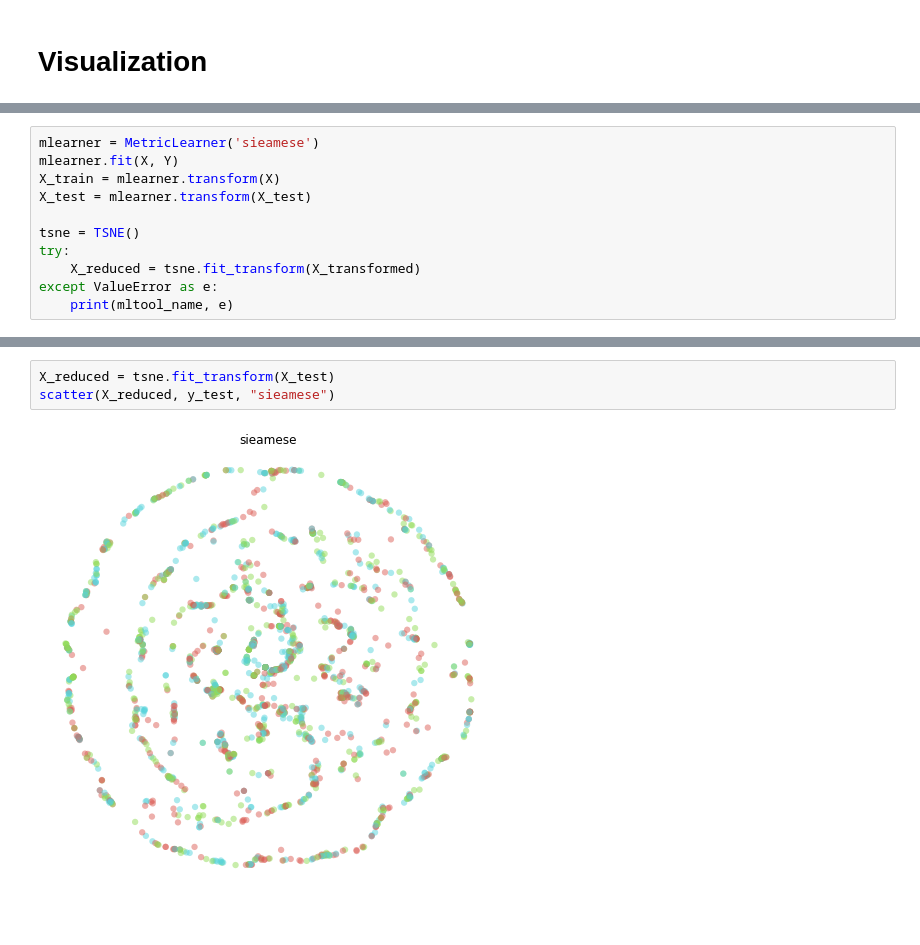
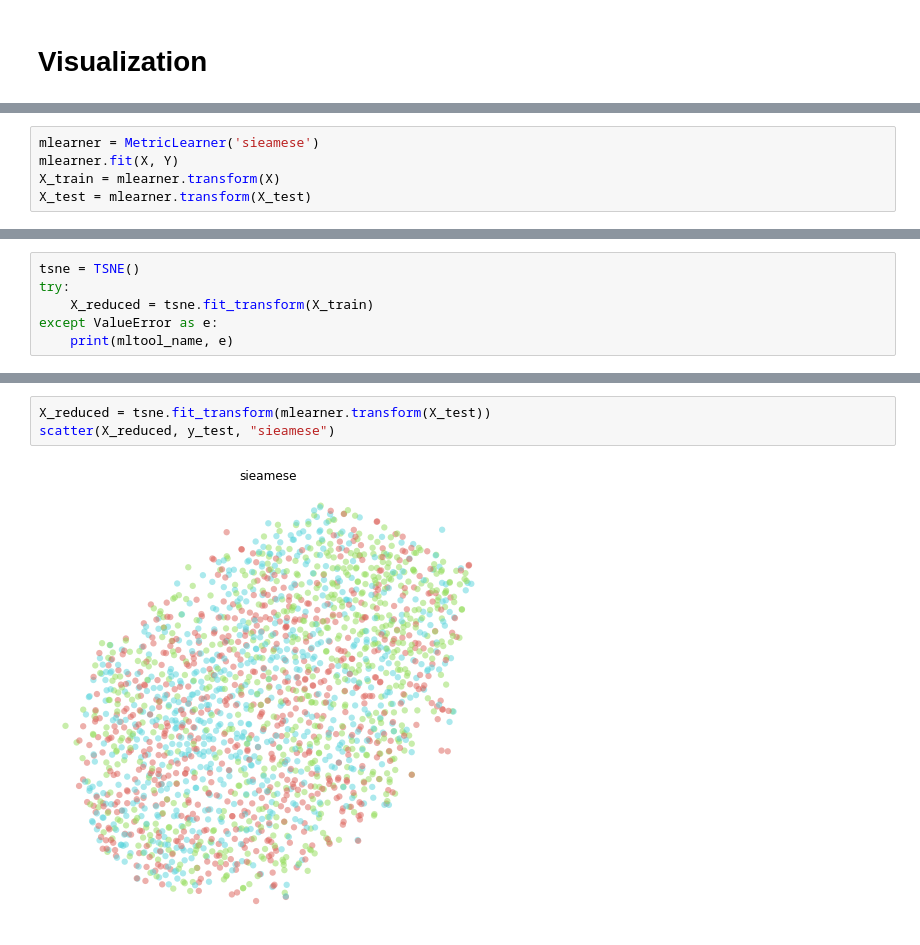
Before and after one commit to AlexKay28/MedConcNorm, a Jupyter notebook: notebooks/metric_learner_demo.ipynb, the cells around one changed output, grey strips where cells are left out. Drawn from its saved outputs; the diff is of its cells as text.

```diff
--- a/notebooks/metric_learner_demo.ipynb
+++ b/notebooks/metric_learner_demo.ipynb
@@ -113,10 +113,4 @@ mlearner = MetricLearner('sieamese')
 mlearner.fit(X, Y)
 X_train = mlearner.transform(X)
 X_test = mlearner.transform(X_test)
-
-tsne = TSNE()
-try:
-    X_reduced = tsne.fit_transform(X_transformed)
-except ValueError as e:
-    print(mltool_name, e)
 # %% [output]
@@ -140,3 +135,9 @@ Epoch 100/100
+# %%
+tsne = TSNE()
+try:
+    X_reduced = tsne.fit_transform(X_train)
+except ValueError as e:
+    print(mltool_name, e)
 # %%
 X_reduced = tsne.fit_transform(X_train)
 scatter(X_reduced, Y, "sieamese")
@@ -145,8 +146,8 @@ scatter(X_reduced, Y, "sieamese")
 # %%
-X_reduced = tsne.fit_transform(X_test)
+X_reduced = tsne.fit_transform(mlearner.transform(X_test))
 scatter(X_reduced, y_test, "sieamese")
 # %% [output]
-[figure, old version]
+[figure, new version]
 # %%
 clf = KNeighborsClassifier()
 print('with train:', cross_val_score(clf, X_train, Y).mean())
```
Also changed, not shown: parts of 8 cells of this notebook, 12 other files.
